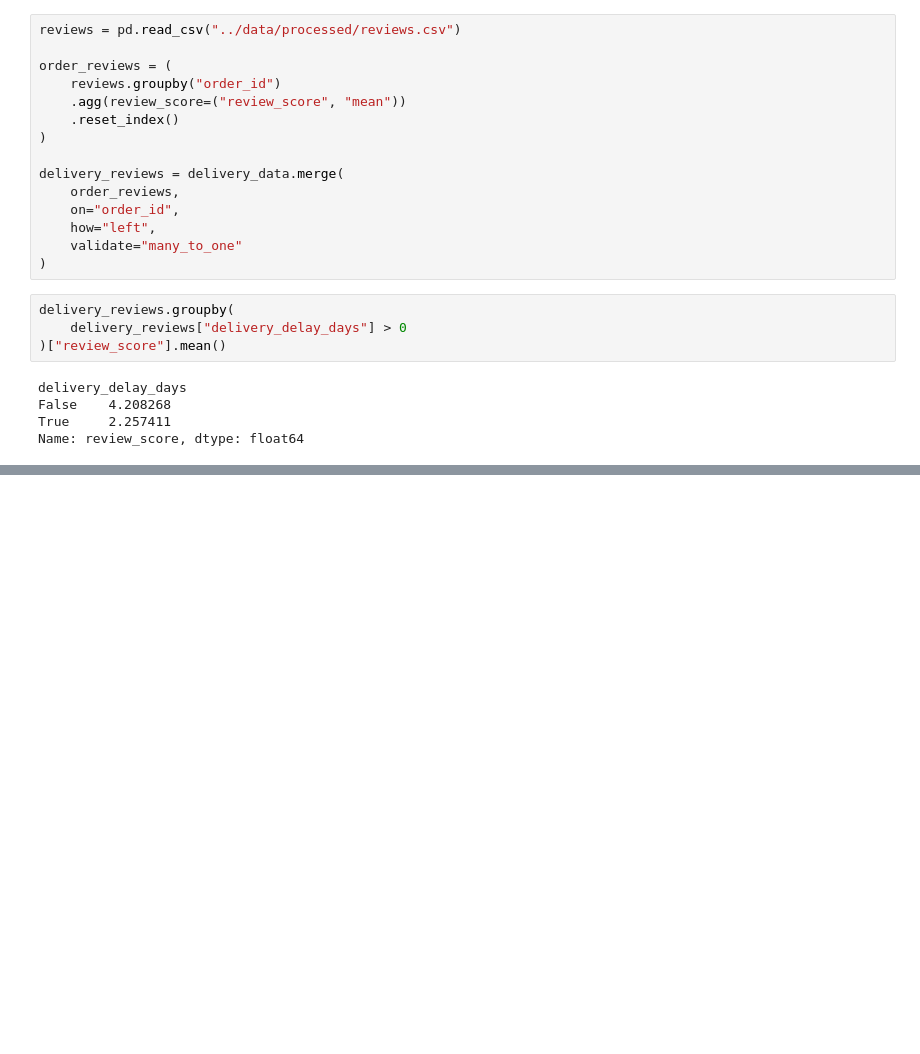
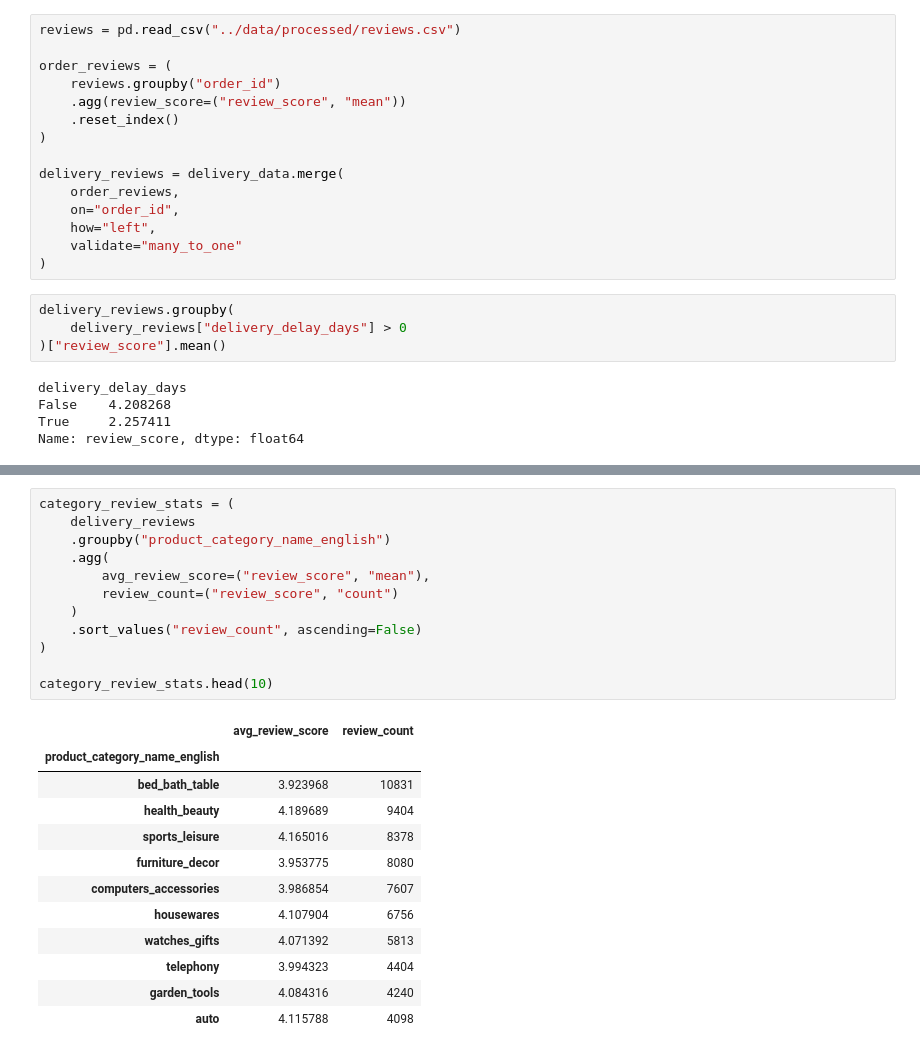
Before and after one commit to Sahil-1727/Business-Decision-Intelligence, a Jupyter notebook: notebooks/04_eda.ipynb, the cells around one changed output, grey strips where cells are left out. Saved outputs shown, nothing was run; the diff lists cells and outputs as text; blank space fills up the shorter version.

```diff
--- a/notebooks/04_eda.ipynb
+++ b/notebooks/04_eda.ipynb
@@ -486,0 +525,25 @@ Name: review_score, dtype: float64
+# %%
+category_review_stats = (
+    delivery_reviews
+    .groupby("product_category_name_english")
+    .agg(
+        avg_review_score=("review_score", "mean"),
+        review_count=("review_score", "count")
+    )
+    .sort_values("review_count", ascending=False)
+)
+
+category_review_stats.head(10)
+# %% [output]
+|  | avg_review_score | review_count |
+| product_category_name_english |  |  |
+| bed_bath_table | 3.923968 | 10831 |
+| health_beauty | 4.189689 | 9404 |
+| sports_leisure | 4.165016 | 8378 |
+| furniture_decor | 3.953775 | 8080 |
+| computers_accessories | 3.986854 | 7607 |
+| housewares | 4.107904 | 6756 |
+| watches_gifts | 4.071392 | 5813 |
+| telephony | 3.994323 | 4404 |
+| garden_tools | 4.084316 | 4240 |
+| auto | 4.115788 | 4098 |
```
Also changed, not shown: parts of 6 cells of this notebook.
